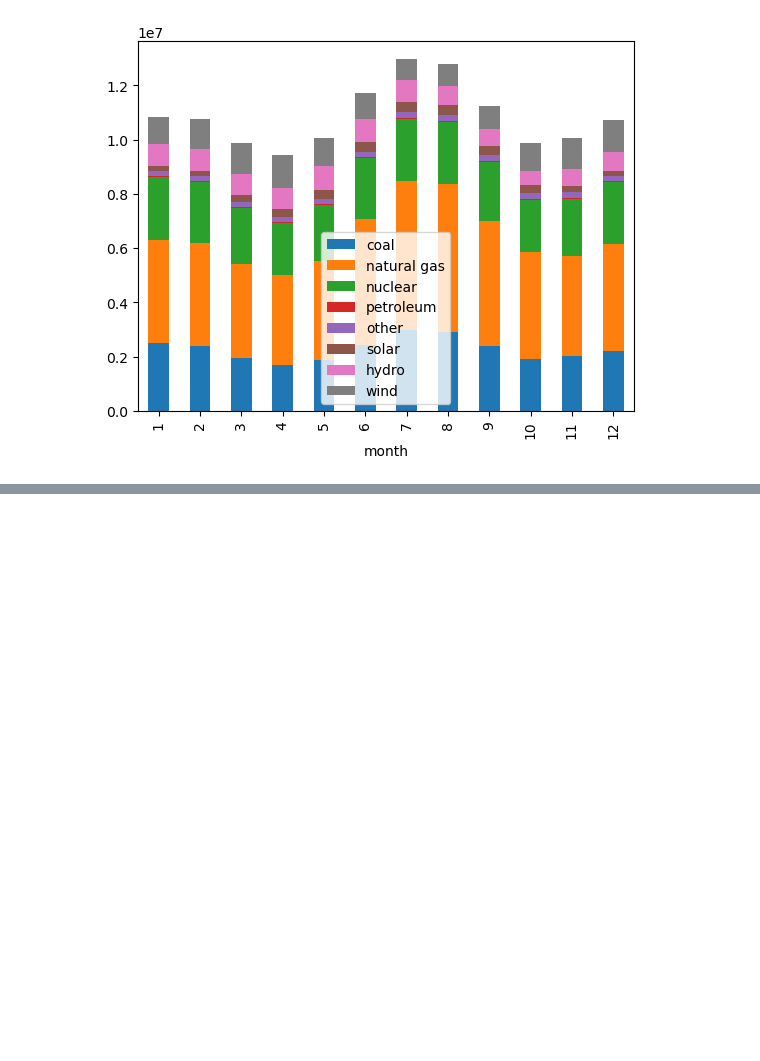
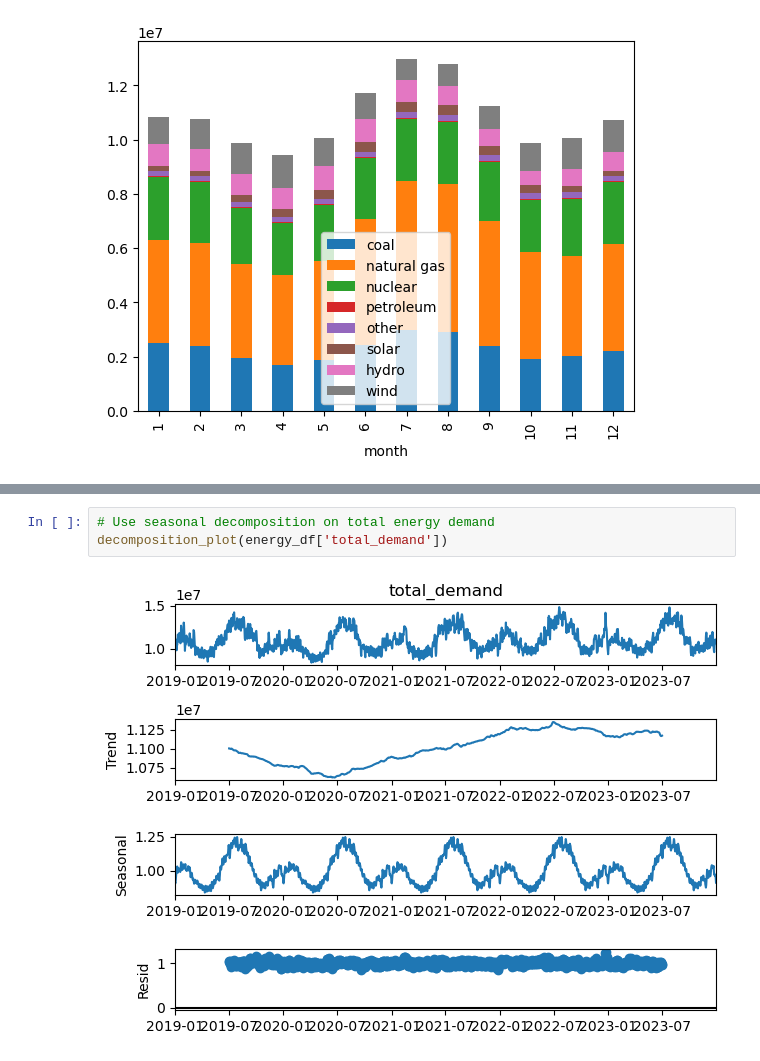
Before and after one commit to sbenston/energy_forecasting, a Jupyter notebook: energy_data_exploration.ipynb, the cells around one changed output, grey strips where cells are left out. Cells and saved outputs as stored; diff of their text form; blank space fills up the shorter version.

```diff
--- a/energy_data_exploration.ipynb
+++ b/energy_data_exploration.ipynb
@@ -195,0 +210,5 @@ energy_by_month.iloc[:,:-2].plot.bar(stacked=True)
+# %%
+# Use seasonal decomposition on total energy demand
+decomposition_plot(energy_df['total_demand'])
+# %% [output]
+[figure, added]
```
Also changed, not shown: parts of 3 cells of this notebook.
